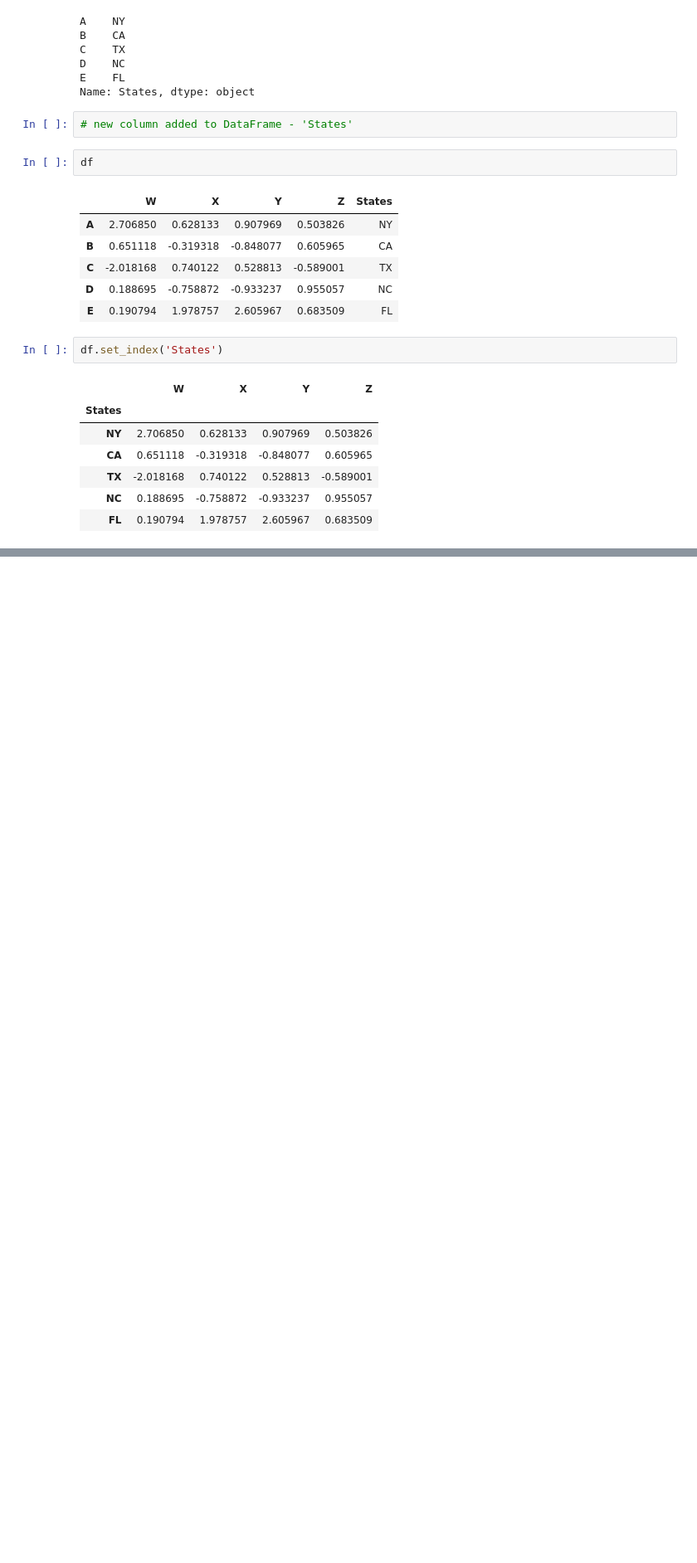
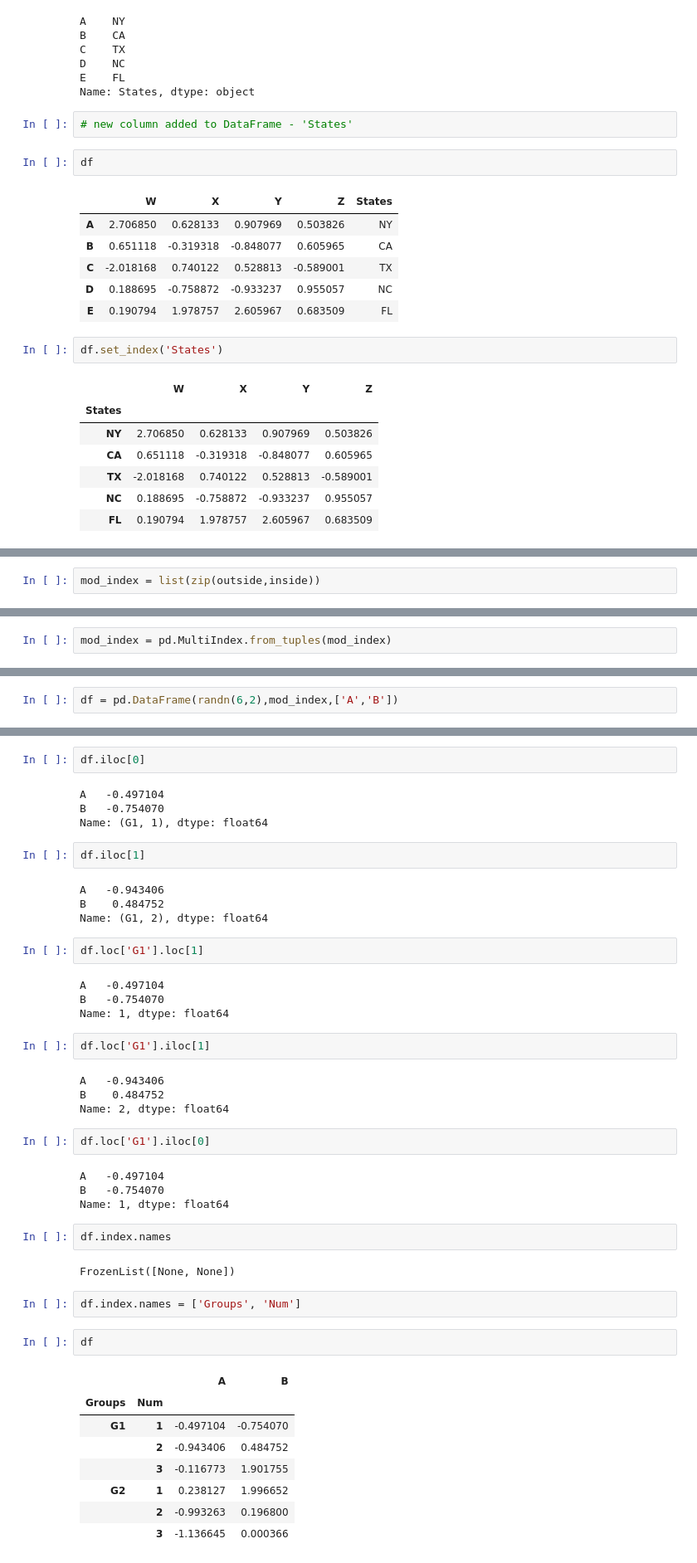
Before and after one commit to AmeyaChavre/py-ds-ml, a Jupyter notebook: Pandas/Pandas.ipynb, the cells around one changed output, grey strips where cells are left out. Shown at 83% size. Drawn from its saved outputs; the diff is of its cells as text; blank space fills up the shorter version.

```diff
--- a/Pandas/Pandas.ipynb
+++ b/Pandas/Pandas.ipynb
@@ -594,0 +604,2 @@ df.set_index('States')
+# %%
+mod_index = list(zip(outside,inside))
@@ -594,0 +610,2 @@ df.set_index('States')
+# %%
+mod_index = pd.MultiIndex.from_tuples(mod_index)
@@ -594,0 +626,2 @@ df.set_index('States')
+# %%
+df = pd.DataFrame(randn(6,2),mod_index,['A','B'])
@@ -594,0 +652,47 @@ df.set_index('States')
+# %%
+df.iloc[0]
+# %% [output]
+A   -0.497104
+B   -0.754070
+Name: (G1, 1), dtype: float64
+# %%
+df.iloc[1]
+# %% [output]
+A   -0.943406
+B    0.484752
+Name: (G1, 2), dtype: float64
+# %%
+df.loc['G1'].loc[1]
+# %% [output]
+A   -0.497104
+B   -0.754070
+Name: 1, dtype: float64
+# %%
+df.loc['G1'].iloc[1]
+# %% [output]
+A   -0.943406
+B    0.484752
+Name: 2, dtype: float64
+# %%
+df.loc['G1'].iloc[0]
+# %% [output]
+A   -0.497104
+B   -0.754070
+Name: 1, dtype: float64
+# %%
+df.index.names
+# %% [output]
+FrozenList([None, None])
+# %%
+df.index.names = ['Groups', 'Num']
+# %%
+df
+# %% [output]
+|  |  | A | B |
+| Groups | Num |  |  |
+| G1 | 1 | -0.497104 | -0.754070 |
+|  | 2 | -0.943406 | 0.484752 |
+|  | 3 | -0.116773 | 1.901755 |
+| G2 | 1 | 0.238127 | 1.996652 |
+|  | 2 | -0.993263 | 0.196800 |
+|  | 3 | -1.136645 | 0.000366 |
```
Also changed, not shown: parts of 17 cells of this notebook.
